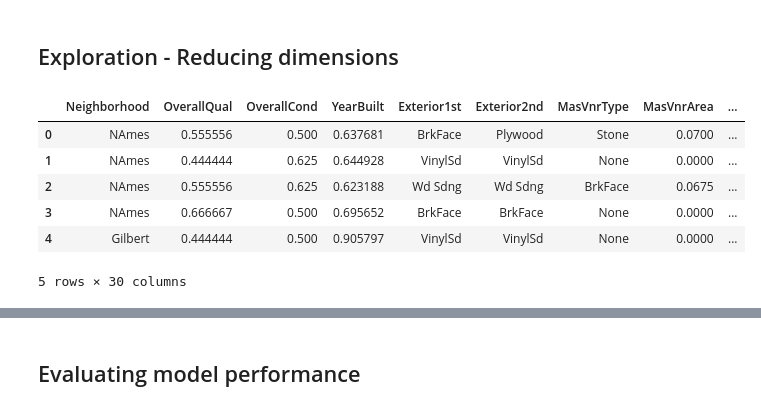
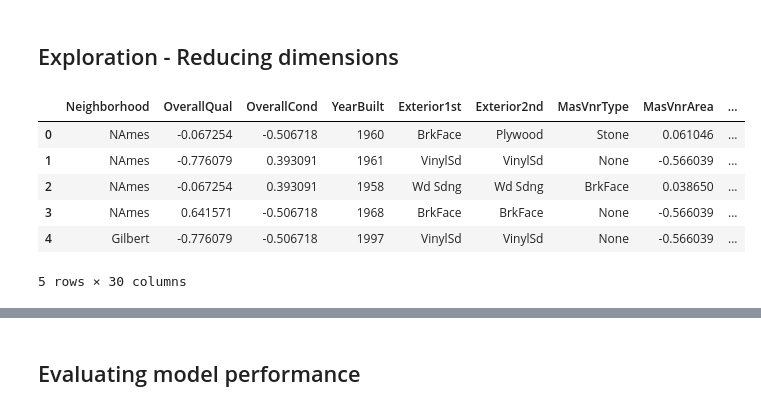
Before and after one commit to namiyousef/ICDSS_Challenges2020, a Jupyter notebook: real-estate/real-estate.ipynb, the cells around one changed output, grey strips where cells are left out. Saved outputs shown, nothing was run; the diff lists cells and outputs as text; code cells hidden in the pictures.

```diff
--- a/real-estate/real-estate.ipynb
+++ b/real-estate/real-estate.ipynb
@@ -106,6 +109,7 @@ memory usage: 892.9+ KB
 # %%
 # change variables that have incorrect data types
 # example: the year a building was built should not be continuous data
+df_temp[['GarageYrBlt','YearBuilt']] = df_temp[['GarageYrBlt','YearBuilt']].astype(str)
 # %%
 #profile_temp = df_temp.profile_report()
 # %%
@@ -142,20 +146,19 @@ Given that almost half of the attributes are actually categorical variables, thi
 ## Exploration - Reducing dimensions
 # %%
 # normalize non-object data
-from sklearn.preprocessing import MinMaxScaler
-MinMax = MinMaxScaler()
+scaler = StandardScaler()
 
 df_temp3 = df_temp2.copy()
 df_temp3[df_temp3.columns[(df_temp3.dtypes != 'object')]] =\
-MinMax.fit_transform(df_temp3[df_temp3.columns[(df_temp3.dtypes != 'object')]])
+scaler.fit_transform(df_temp3[df_temp3.columns[(df_temp3.dtypes != 'object')]])
 
 df_temp3.head()
 # %% [output]
 |  | Neighborhood | OverallQual | OverallCond | YearBuilt | Exterior1st | Exterior2nd | MasVnrType | MasVnrArea | ... |
-| 0 | NAmes | 0.555556 | 0.500 | 0.637681 | BrkFace | Plywood | Stone | 0.0700 | ... |
-| 1 | NAmes | 0.444444 | 0.625 | 0.644928 | VinylSd | VinylSd | None | 0.0000 | ... |
-| 2 | NAmes | 0.555556 | 0.625 | 0.623188 | Wd Sdng | Wd Sdng | BrkFace | 0.0675 | ... |
-| 3 | NAmes | 0.666667 | 0.500 | 0.695652 | BrkFace | BrkFace | None | 0.0000 | ... |
-| 4 | Gilbert | 0.444444 | 0.500 | 0.905797 | VinylSd | VinylSd | None | 0.0000 | ... |
+| 0 | NAmes | -0.067254 | -0.506718 | 1960 | BrkFace | Plywood | Stone | 0.061046 | ... |
+| 1 | NAmes | -0.776079 | 0.393091 | 1961 | VinylSd | VinylSd | None | -0.566039 | ... |
+| 2 | NAmes | -0.067254 | 0.393091 | 1958 | Wd Sdng | Wd Sdng | BrkFace | 0.038650 | ... |
+| 3 | NAmes | 0.641571 | -0.506718 | 1968 | BrkFace | BrkFace | None | -0.566039 | ... |
+| 4 | Gilbert | -0.776079 | -0.506718 | 1997 | VinylSd | VinylSd | None | -0.566039 | ... |
 5 rows × 30 columns
 # %%
```
Also changed, not shown: parts of 16 cells of this notebook.
